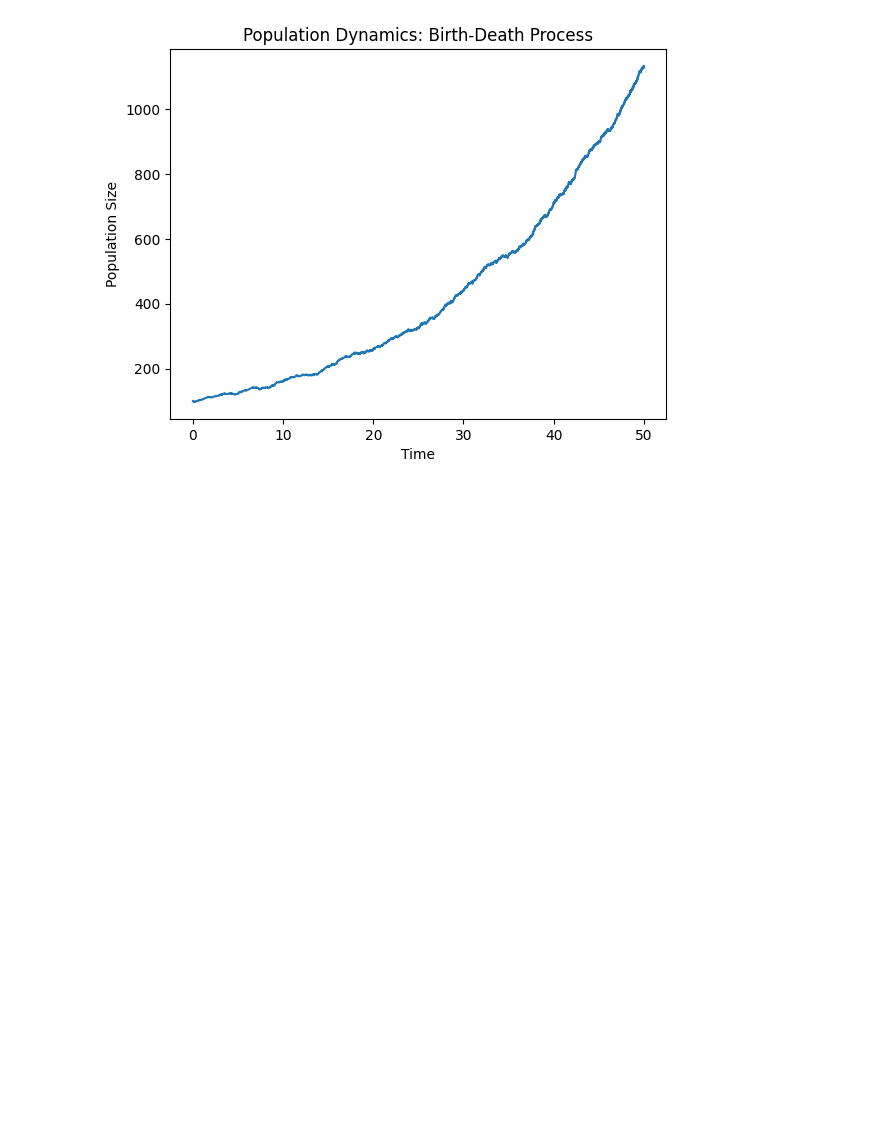
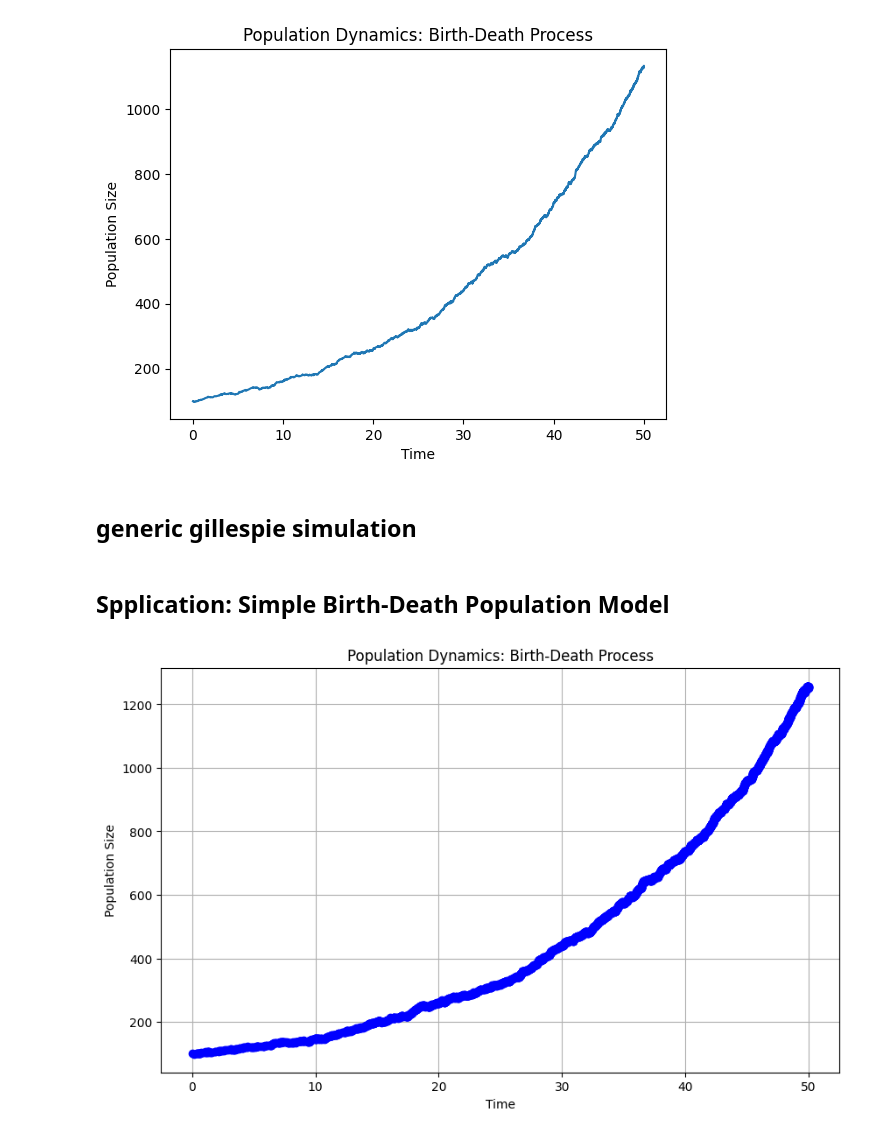
Before and after one commit to eagmon/notebook_tests, a Jupyter notebook: sim_study_guid_stochastic.ipynb, the cells around one changed output. Saved outputs shown, nothing was run; the diff lists cells and outputs as text; code cells hidden in the pictures; blank space fills up the shorter version.

```diff
--- a/sim_study_guid_stochastic.ipynb
+++ b/sim_study_guid_stochastic.ipynb
@@ -114,3 +116,5 @@ plt.title('Population Dynamics: Birth-Death Process')
 plt.show()
 # %% [output]
 [figure]
+# %% [markdown]
+## generic gillespie simulation
@@ -116,0 +194,44 @@ plt.show()
+# %% [markdown]
+## Spplication: Simple Birth-Death Population Model
+# %%
+# Propensity functions
+def birth_propensity(state, parameters):
+    return parameters['lambda'] * state['population']
+
+def death_propensity(state, parameters):
+    return parameters['mu'] * state['population']
+
+# Update functions
+def birth_update(state, parameters):
+    state['population'] += 1
+
+def death_update(state, parameters):
+    state['population'] -= 1
+
+# Initial state and parameters
+initial_state = {'population': 100}
+parameters = {'lambda': 0.1, 'mu': 0.05}
+
+# Running the Gillespie simulation
+history = run_gillespie_simulation(
+    initial_state=initial_state,
+    parameters=parameters,
+    propensity_functions=[birth_propensity, death_propensity],
+    update_functions=[birth_update, death_update],
+    max_time=50
+)
+
+# Extracting time and population size from the history
+times = [entry[0] for entry in history]
+populations = [entry[1]['population'] for entry in history]
+
+# Plotting the results
+plt.figure(figsize=(10, 6))
+plt.plot(times, populations, marker='o', linestyle='-', color='blue')
+plt.title('Population Dynamics: Birth-Death Process')
+plt.xlabel('Time')
+plt.ylabel('Population Size')
+plt.grid(True)
+plt.show()
+# %% [output]
+[figure, added]
```
Also changed, not shown: parts of 4 cells of this notebook.
